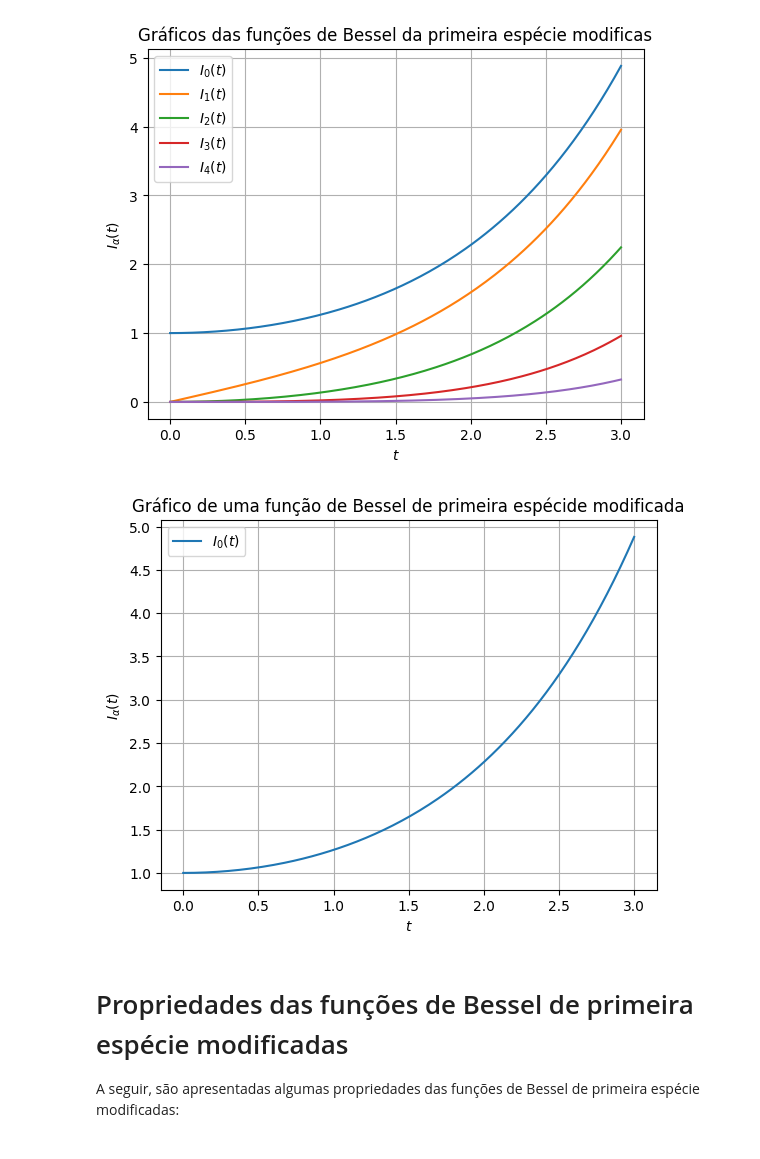
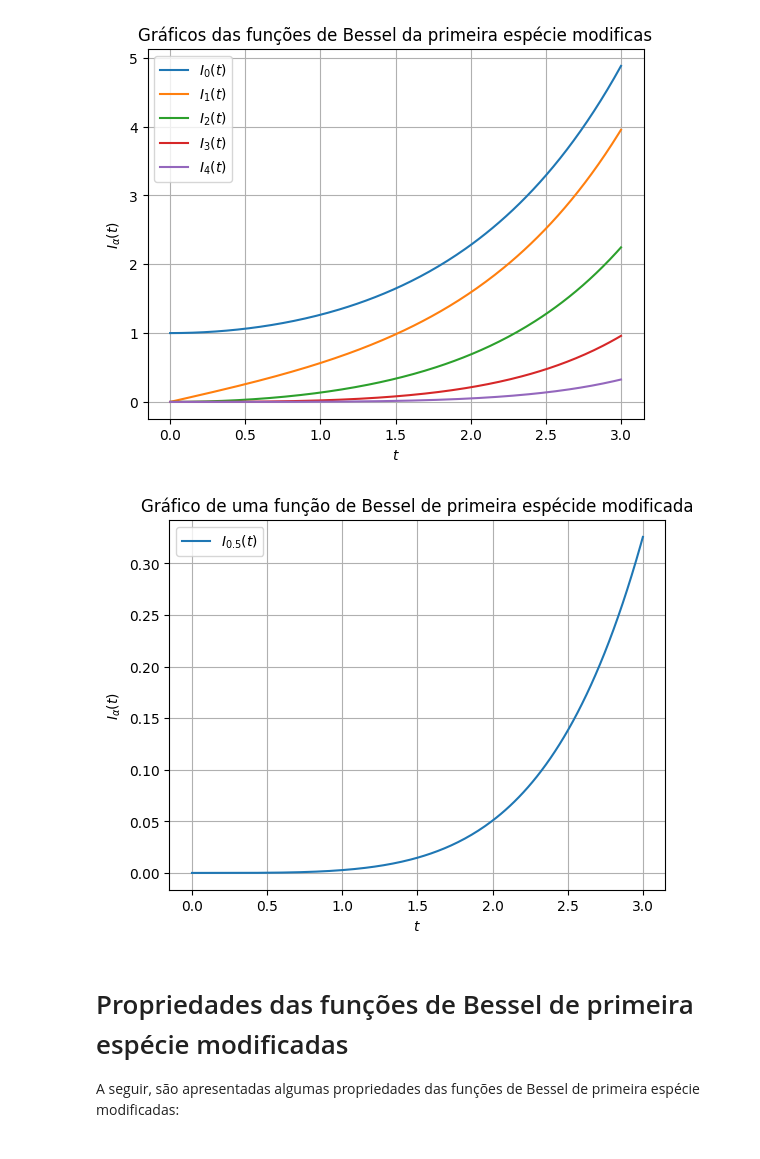
Before and after one commit to LucasGabrielMelo/Com.-Opticas, a Jupyter notebook: Funções de Bessel/Funções de Bessel de primeira espécie modificadas.ipynb, the cells around one changed output. Saved outputs shown, nothing was run; the diff lists cells and outputs as text; code cells hidden in the pictures.

```diff
--- a/Funções de Bessel/Funções de Bessel de primeira espécie modificadas.ipynb
+++ b/Funções de Bessel/Funções de Bessel de primeira espécie modificadas.ipynb
@@ -101,7 +101,10 @@ for alpha in lista_alpha:
     lista_I.append(I_alpha)
 
 for k in range(0, len(lista_alpha),1):
-    plt.plot(t, lista_I[k], label = r'$I_{%d}(t)$' %(lista_alpha[k]))
+    if lista_alpha[k].is_integer():
+        plt.plot(t, lista_I[k], label = r'$I_{%d}(t)$' %(lista_alpha[k]))
+    else:
+        plt.plot(t, lista_I[k], label = r'$I_{%.1f}(t)$' %(lista_alpha[k]))
 plt.grid(True)
 plt.xlabel('$t$')
 plt.ylabel(r'$I_{\alpha}(t)$')
@@ -113,17 +116,20 @@ plt.show()
 # %%
 M = 50
 
-alpha = 0
+alpha = 0.5
 I_alpha = I(t, alpha, M)
-plt.plot(t, I_alpha, label = r'$I_{%d}(t)$' %(alpha))
+if alpha.is_integer():
+    plt.plot(t, I_alpha, label = r'$I_{%d}(t)$' %(alpha))
+else:
+    plt.plot(t, lista_I[k], label = r'$I_{%.1f}(t)$' %(alpha))
 plt.grid(True)
 plt.xlabel('$t$')
 plt.ylabel(r'$I_{\alpha}(t)$')
 plt.title('Gráfico de uma função de Bessel de primeira espécide modificada')
 plt.legend(loc = 'best')
 plt.show()
 # %% [output]
-[figure, old version]
+[figure, new version]
 # %% [markdown]
 # Propriedades das funções de Bessel de primeira espécie modificadas #
 
```
Also changed, not shown: parts of 1 cell of this notebook, 3 other files.
